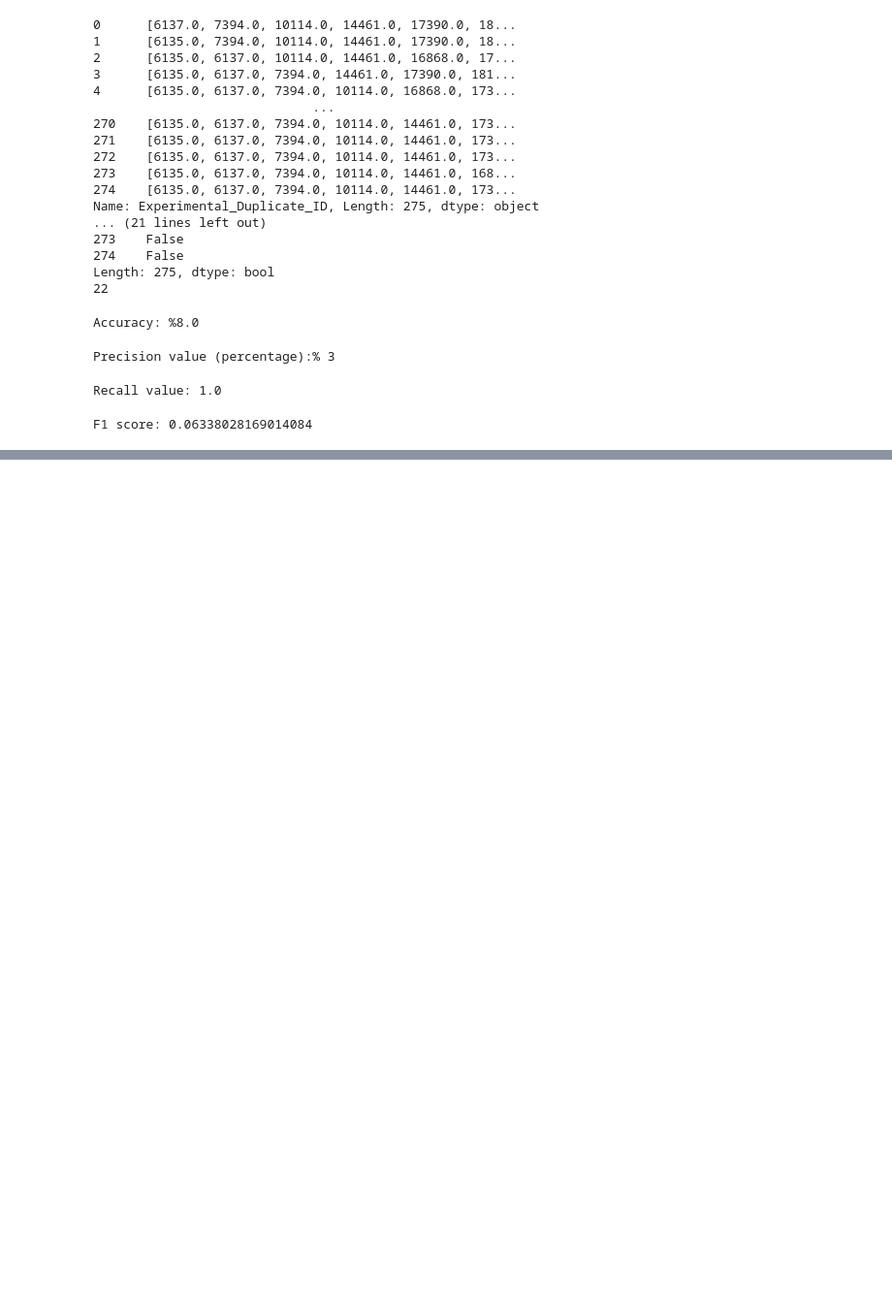
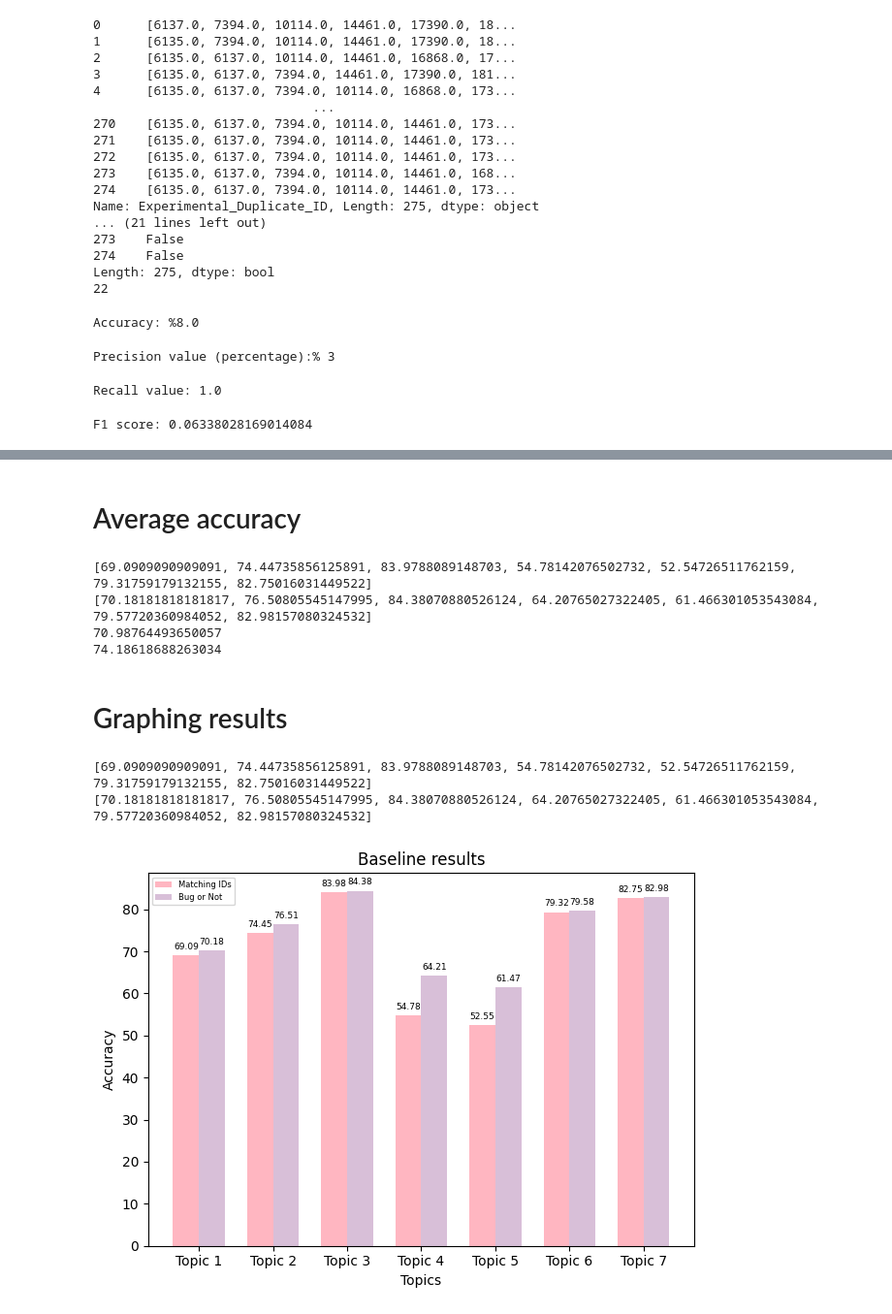
Before and after one commit to qas-lab/LaneyREU, a Jupyter notebook: Laney_REU_2024_draft3_no_summaries.ipynb, the cells around one changed output, grey strips where cells are left out. Shown at 97% size. Cells and saved outputs as stored; diff of their text form; code cells hidden in the pictures; blank space fills up the shorter version.

```diff
--- a/Laney_REU_2024_draft3_no_summaries.ipynb
+++ b/Laney_REU_2024_draft3_no_summaries.ipynb
@@ -775,8 +819,14 @@ See the caveats in the documentation: https://pandas.pydata.org/pandas-docs/stab
 # %%
 topic_5_df['Experimental_Duplicate_ID']=getDuplicateBugIDS(.85,topic_5_df)
-accuracy(topic_5_df)*100
+accuracyVal=accuracy(topic_5_df)*100
+print("Accuracy for matching id is %" + str(accuracyVal))
+accuracyList.append(accuracyVal)
+
+
 experimentalisDuplicate(topic_5_df)
-binaryAccuracy(topic_5_df)*100
+binaryAccuracyVal=binaryAccuracy(topic_5_df)*100
+print("Accuracy for duplicate or not is %" + str(binaryAccuracyVal))
+binaryAccuracyList.append(binaryAccuracyVal)
 # %% [output]
 You are setting values through chained assignment. Currently this works in certain cases, but when using Copy-on-Write (which will become the default behaviour in pandas 3.0) this will never work to u ...
 A typical example is when you are setting values in a column of a DataFrame, like:
@@ -796,8 +847,13 @@ See the caveats in the documentation: https://pandas.pydata.org/pandas-docs/stab
 # %%
 topic_6_df['Experimental_Duplicate_ID']=getDuplicateBugIDS(.85,topic_6_df)
-accuracy(topic_6_df)*100
+accuracyVal=accuracy(topic_6_df)*100
+print("Accuracy for matching id is %" + str(accuracyVal))
+accuracyList.append(accuracyVal)
+
 experimentalisDuplicate(topic_6_df)
-binaryAccuracy(topic_6_df)*100
+binaryAccuracyVal=binaryAccuracy(topic_6_df)*100
+print("Accuracy for duplicate or not is %" + str(binaryAccuracyVal))
+binaryAccuracyList.append(binaryAccuracyVal)
 # %% [output]
 You are setting values through chained assignment. Currently this works in certain cases, but when using Copy-on-Write (which will become the default behaviour in pandas 3.0) this will never work to u ...
 A typical example is when you are setting values in a column of a DataFrame, like:
@@ -816,0 +898,60 @@ See the caveats in the documentation: https://pandas.pydata.org/pandas-docs/stab
+# %% [markdown]
+# Average accuracy
+# %%
+import statistics
+print(accuracyList)
+accuracyListAverage=statistics.mean(accuracyList)
+print(binaryAccuracyList)
+binaryAccuracyListAverage=statistics.mean(binaryAccuracyList)
+print(accuracyListAverage)
+print(binaryAccuracyListAverage)
+# %% [output]
+[69.0909090909091, 74.44735856125891, 83.9788089148703, 54.78142076502732, 52.54726511762159, 79.31759179132155, 82.75016031449522]
+[70.18181818181817, 76.50805545147995, 84.38070880526124, 64.20765027322405, 61.466301053543084, 79.57720360984052, 82.98157080324532]
+70.98764493650057
+74.18618688263034
+# %% [markdown]
+# Graphing results
+# %%
+print(accuracyList)
+print(binaryAccuracyList)
+# %% [output]
+[69.0909090909091, 74.44735856125891, 83.9788089148703, 54.78142076502732, 52.54726511762159, 79.31759179132155, 82.75016031449522]
+[70.18181818181817, 76.50805545147995, 84.38070880526124, 64.20765027322405, 61.466301053543084, 79.57720360984052, 82.98157080324532]
+# %%
+# Sample data
+topics = ['Topic 1', 'Topic 2', 'Topic 3', 'Topic 4', 'Topic 5', 'Topic 6', 'Topic 7']
+
+x = np.arange(len(topics))  # the label locations
+width = 0.35  # the width of the bars
+
+fig, ax = plt.subplots()
+bars_bug = ax.bar(x - width/2, accuracyList, width, label='Matching IDs', color='#FFB6C1')
+bars_bug_id = ax.bar(x + width/2, binaryAccuracyList, width, label='Bug or Not', color='#D8BFD8')
+
+# Add some text for labels, title and custom x-axis tick labels, etc.
+ax.set_xlabel('Topics')
+ax.set_ylabel('Accuracy')
+ax.set_title('Baseline results')
+ax.set_xticks(x)
+ax.set_xticklabels(topics)
+ax.legend()
+
+# Adding accuracy labels on top of bars
+def add_labels(bars):
+    for bar in bars:
+        height = bar.get_height()
+        ax.annotate('%.2f' % height,
+                    xy=(bar.get_x() + bar.get_width() / 2, height),
+                    xytext=(0, 3),  # 3 points vertical offset
+                    textcoords="offset points",
+                    ha='center', va='bottom', fontsize=6.5)
+add_labels(bars_bug)
+add_labels(bars_bug_id)
+
+ax.legend(loc='upper left', fontsize='small', prop={'size': 6})
+
+plt.tight_layout()
+plt.show()
+# %% [output]
+[figure, added]
```
Also changed, not shown: parts of 21 cells of this notebook.
